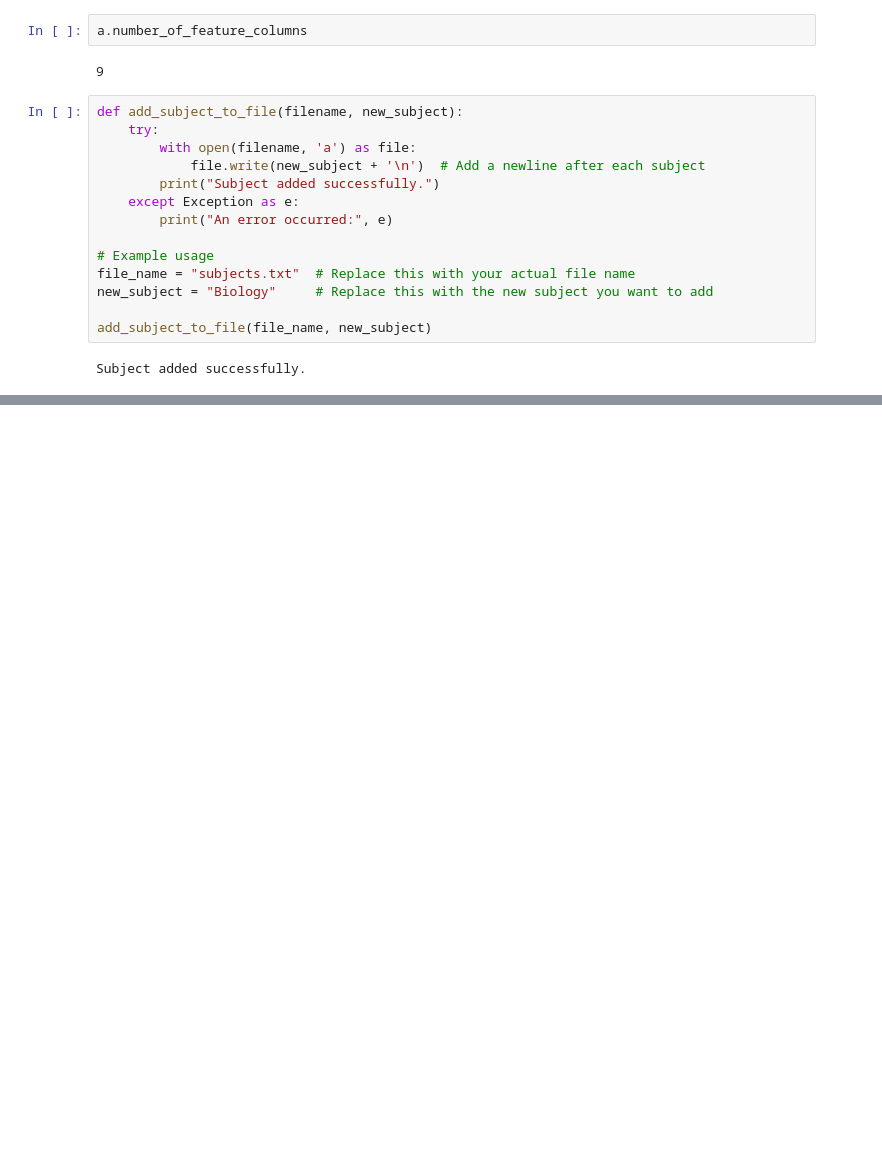
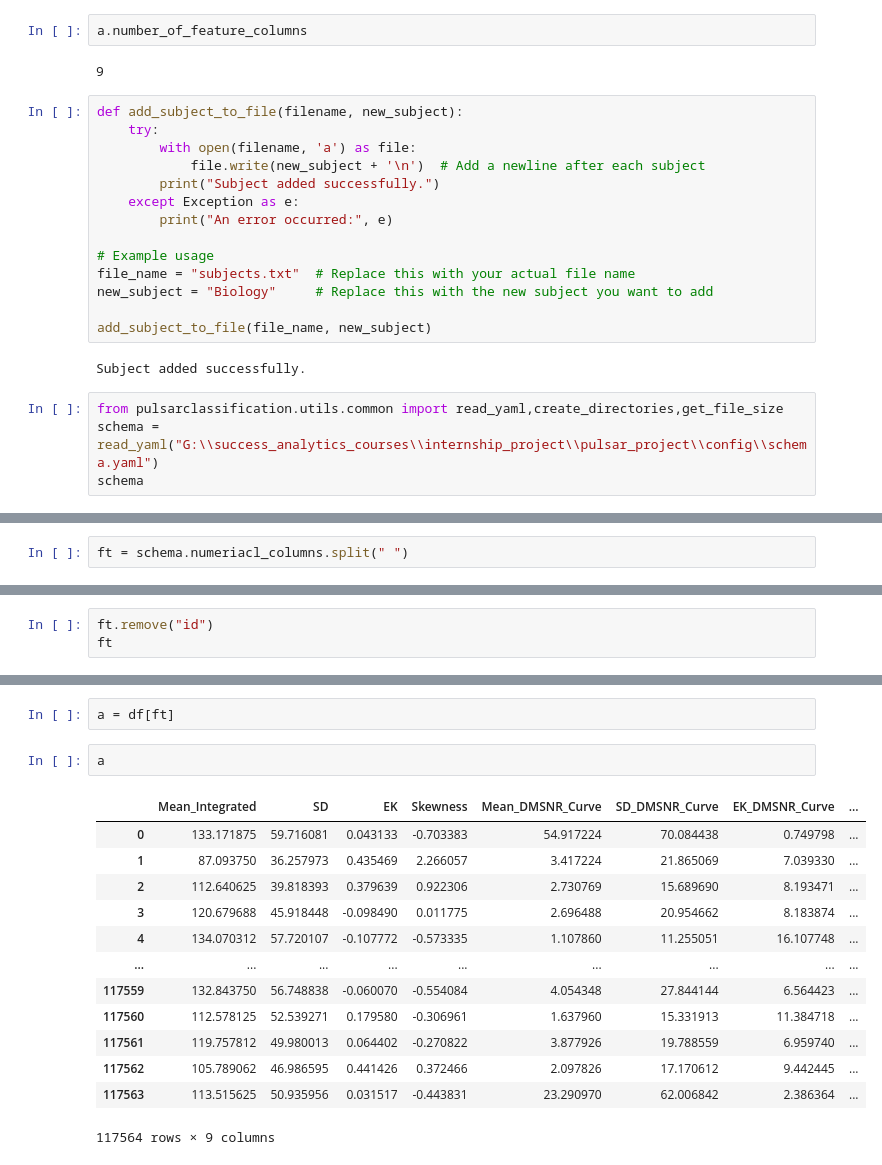
Before and after one commit to sumit-1492/pulsar_project, a Jupyter notebook: research/trials.ipynb, the cells around one changed output, grey strips where cells are left out. Cells and saved outputs as stored; diff of their text form; blank space fills up the shorter version.

```diff
--- a/research/trials.ipynb
+++ b/research/trials.ipynb
@@ -136,3 +136,7 @@ new_subject = "Biology"     # Replace this with the new subject you want to add
 add_subject_to_file(file_name, new_subject)
 # %% [output]
 Subject added successfully.
+# %%
+from pulsarclassification.utils.common import read_yaml,create_directories,get_file_size
+schema = read_yaml("G:\\success_analytics_courses\\internship_project\\pulsar_project\\config\\schema.yaml")
+schema
@@ -138,0 +160,2 @@ Subject added successfully.
+# %%
+ft = schema.numeriacl_columns.split(" ")
@@ -138,0 +175,3 @@ Subject added successfully.
+# %%
+ft.remove("id")
+ft
@@ -138,0 +188,18 @@ Subject added successfully.
+# %%
+a = df[ft]
+# %%
+a
+# %% [output]
+|  | Mean_Integrated | SD | EK | Skewness | Mean_DMSNR_Curve | SD_DMSNR_Curve | EK_DMSNR_Curve | ... |
+| 0 | 133.171875 | 59.716081 | 0.043133 | -0.703383 | 54.917224 | 70.084438 | 0.749798 | ... |
+| 1 | 87.093750 | 36.257973 | 0.435469 | 2.266057 | 3.417224 | 21.865069 | 7.039330 | ... |
+| 2 | 112.640625 | 39.818393 | 0.379639 | 0.922306 | 2.730769 | 15.689690 | 8.193471 | ... |
+| 3 | 120.679688 | 45.918448 | -0.098490 | 0.011775 | 2.696488 | 20.954662 | 8.183874 | ... |
+| 4 | 134.070312 | 57.720107 | -0.107772 | -0.573335 | 1.107860 | 11.255051 | 16.107748 | ... |
+| ... | ... | ... | ... | ... | ... | ... | ... | ... |
+| 117559 | 132.843750 | 56.748838 | -0.060070 | -0.554084 | 4.054348 | 27.844144 | 6.564423 | ... |
+| 117560 | 112.578125 | 52.539271 | 0.179580 | -0.306961 | 1.637960 | 15.331913 | 11.384718 | ... |
+| 117561 | 119.757812 | 49.980013 | 0.064402 | -0.270822 | 3.877926 | 19.788559 | 6.959740 | ... |
+| 117562 | 105.789062 | 46.986595 | 0.441426 | 0.372466 | 2.097826 | 17.170612 | 9.442445 | ... |
+| 117563 | 113.515625 | 50.935956 | 0.031517 | -0.443831 | 23.290970 | 62.006842 | 2.386364 | ... |
+117564 rows × 9 columns
```
Also changed, not shown: parts of 15 cells of this notebook, 9 other files.
